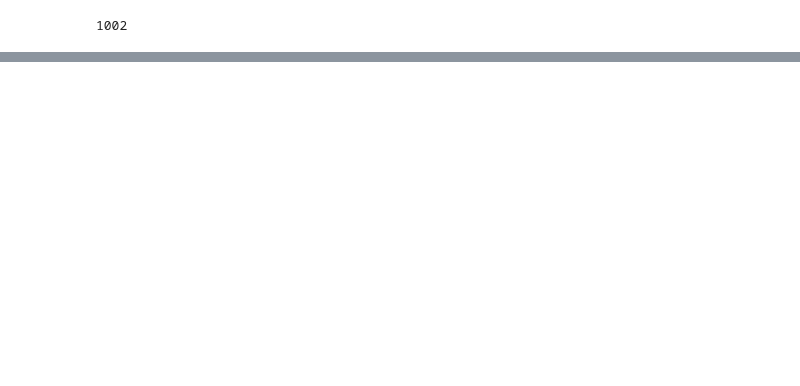
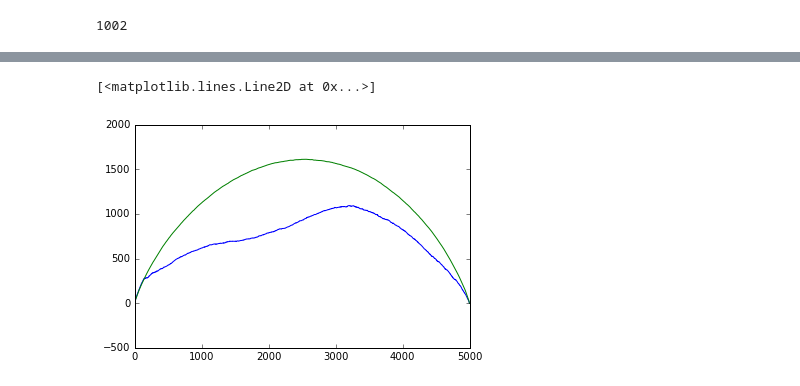
Before and after one commit to acmarsden/sequential_matrix_completion, a Jupyter notebook: LD_Bandit_2017.ipynb, the cells around one changed output, grey strips where cells are left out. Drawn from its saved outputs; the diff is of its cells as text; code cells hidden in the pictures; blank space fills up the shorter version.

```diff
--- a/LD_Bandit_2017.ipynb
+++ b/LD_Bandit_2017.ipynb
@@ -361,5 +394,10 @@ plt.plot(random_reward)
 # %%
-plt.plot(best[0:np.size(reward)]-reward)
-plt.plot(best-random_reward)
+#PLOT REGRET
+
+plt.plot(best-reward)
+plt.plot((best-random_reward))
+# %% [output]
+[<matplotlib.lines.Line2D at 0x...>]
+[figure, added]
 # %%
 maxit
```
Also changed, not shown: parts of 24 cells of this notebook.
